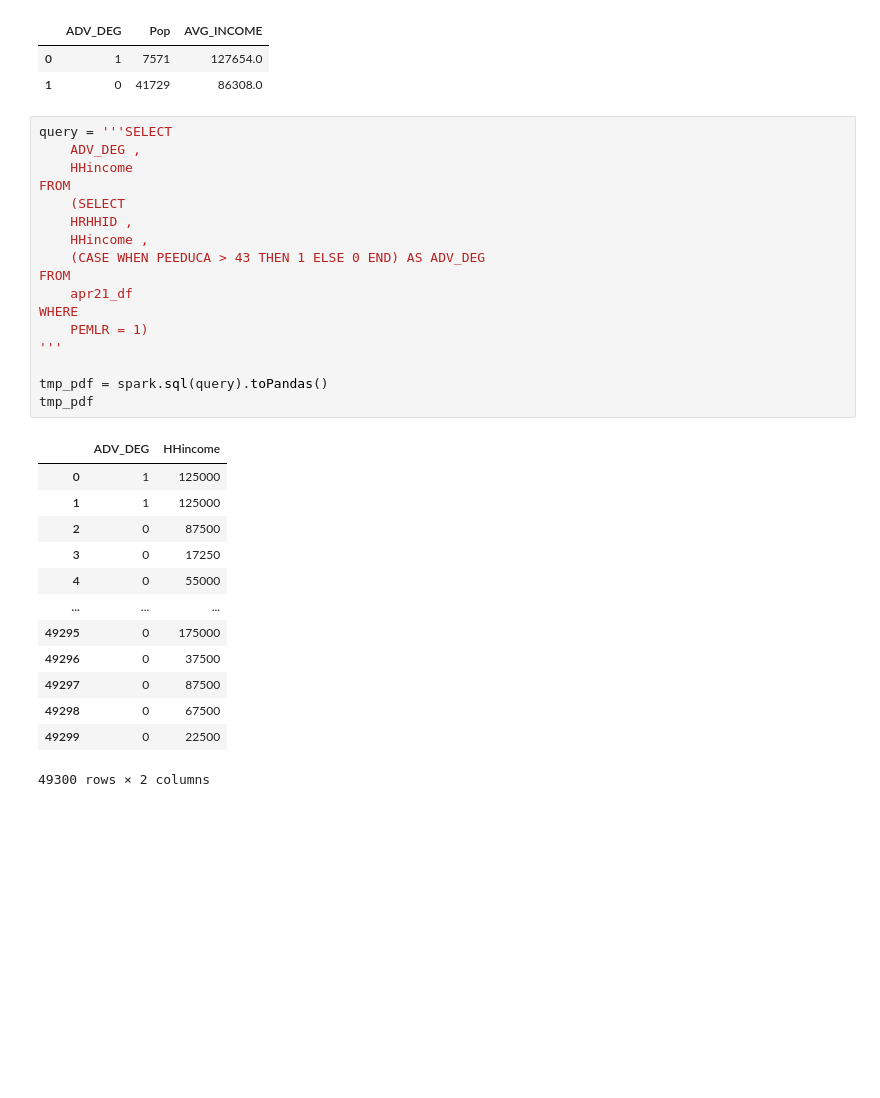
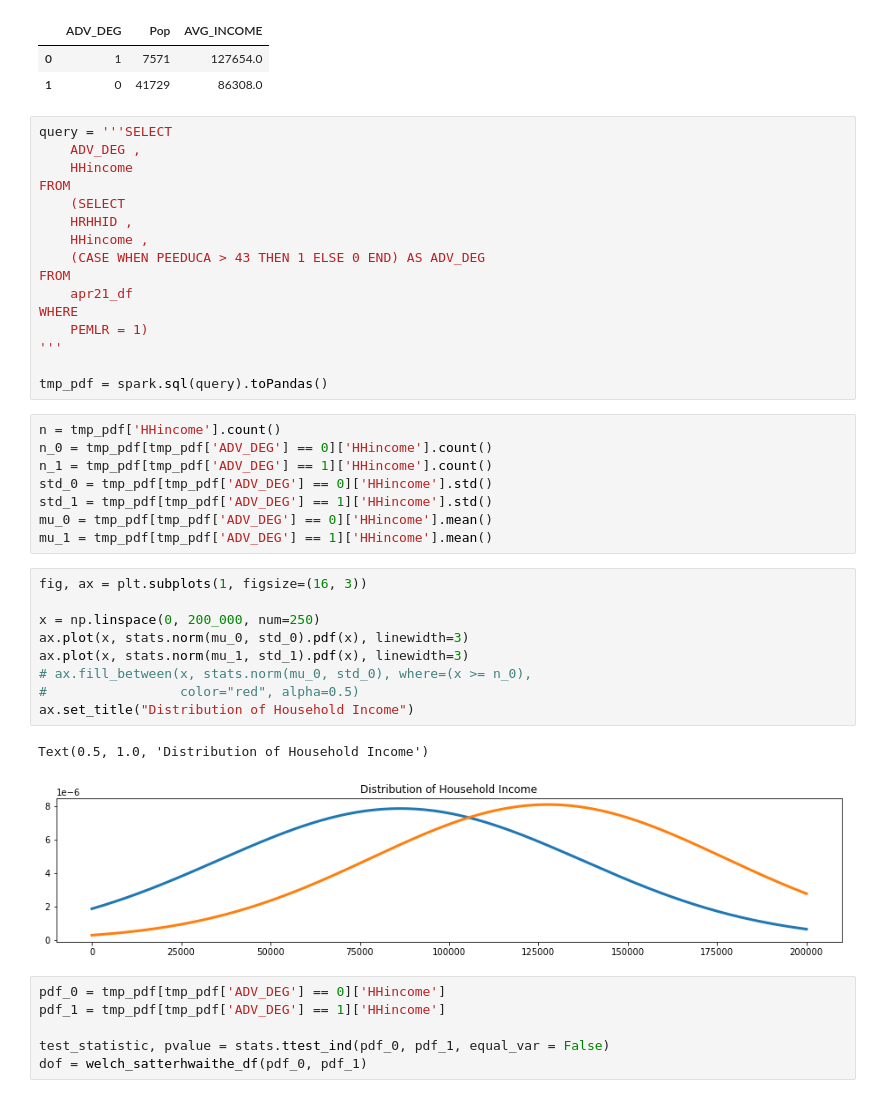
Before and after one commit to arcweld/DSI_Capstone_1, a Jupyter notebook: 3_wed_Cap1.ipynb, the cells around one changed output. Drawn from its saved outputs; the diff is of its cells as text; blank space fills up the shorter version.

```diff
--- a/3_wed_Cap1.ipynb
+++ b/3_wed_Cap1.ipynb
@@ -244,18 +245,29 @@ WHERE
 '''
 
 tmp_pdf = spark.sql(query).toPandas()
-tmp_pdf
-# %% [output]
-|  | ADV_DEG | HHincome |
-| 0 | 1 | 125000 |
-| 1 | 1 | 125000 |
-| 2 | 0 | 87500 |
-| 3 | 0 | 17250 |
-| 4 | 0 | 55000 |
-| ... | ... | ... |
-| 49295 | 0 | 175000 |
-| 49296 | 0 | 37500 |
-| 49297 | 0 | 87500 |
-| 49298 | 0 | 67500 |
-| 49299 | 0 | 22500 |
-49300 rows × 2 columns
+# %%
+n = tmp_pdf['HHincome'].count()
+n_0 = tmp_pdf[tmp_pdf['ADV_DEG'] == 0]['HHincome'].count()
+n_1 = tmp_pdf[tmp_pdf['ADV_DEG'] == 1]['HHincome'].count()
+std_0 = tmp_pdf[tmp_pdf['ADV_DEG'] == 0]['HHincome'].std()
+std_1 = tmp_pdf[tmp_pdf['ADV_DEG'] == 1]['HHincome'].std()
+mu_0 = tmp_pdf[tmp_pdf['ADV_DEG'] == 0]['HHincome'].mean()
+mu_1 = tmp_pdf[tmp_pdf['ADV_DEG'] == 1]['HHincome'].mean()
+# %%
+fig, ax = plt.subplots(1, figsize=(16, 3))
+
+x = np.linspace(0, 200_000, num=250)
+ax.plot(x, stats.norm(mu_0, std_0).pdf(x), linewidth=3)
+ax.plot(x, stats.norm(mu_1, std_1).pdf(x), linewidth=3)
+# ax.fill_between(x, stats.norm(mu_0, std_0), where=(x >= n_0),
+#                 color="red", alpha=0.5)
+ax.set_title("Distribution of Household Income")
+# %% [output]
+Text(0.5, 1.0, 'Distribution of Household Income')
+[figure, added]
+# %%
+pdf_0 = tmp_pdf[tmp_pdf['ADV_DEG'] == 0]['HHincome']
+pdf_1 = tmp_pdf[tmp_pdf['ADV_DEG'] == 1]['HHincome']
+
+test_statistic, pvalue = stats.ttest_ind(pdf_0, pdf_1, equal_var = False)
+dof = welch_satterhwaithe_df(pdf_0, pdf_1)
```
Also changed, not shown: parts of 3 cells of this notebook, 2 other files.
